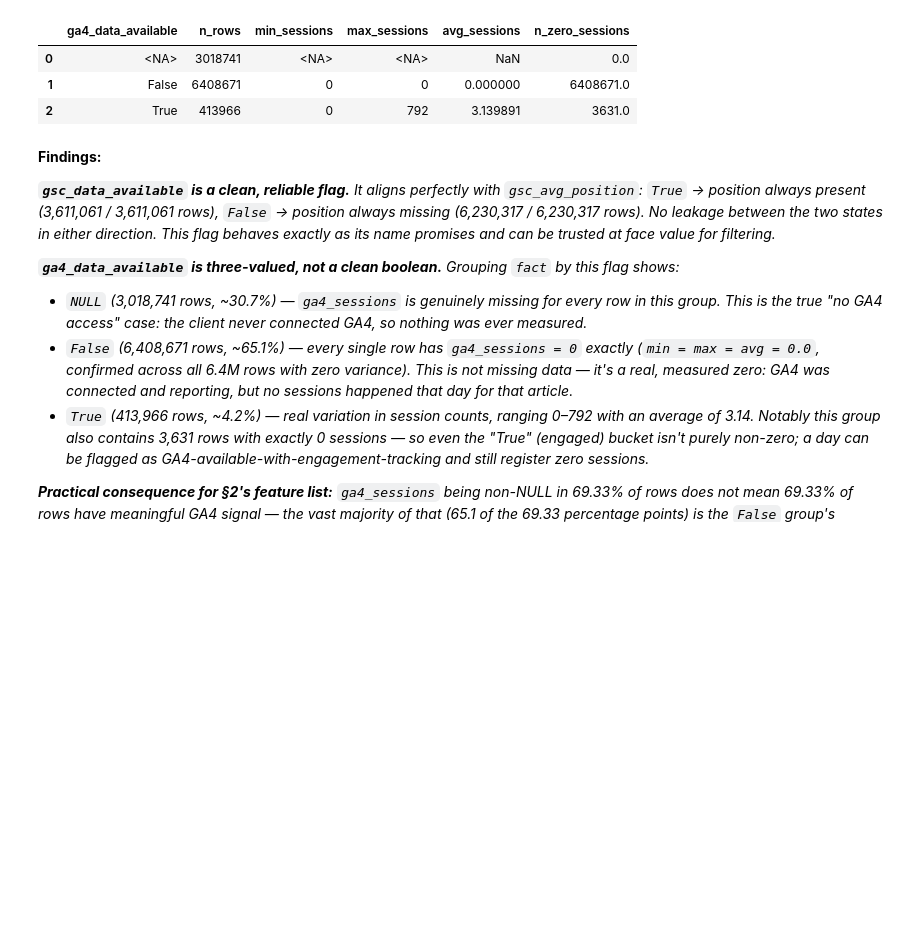
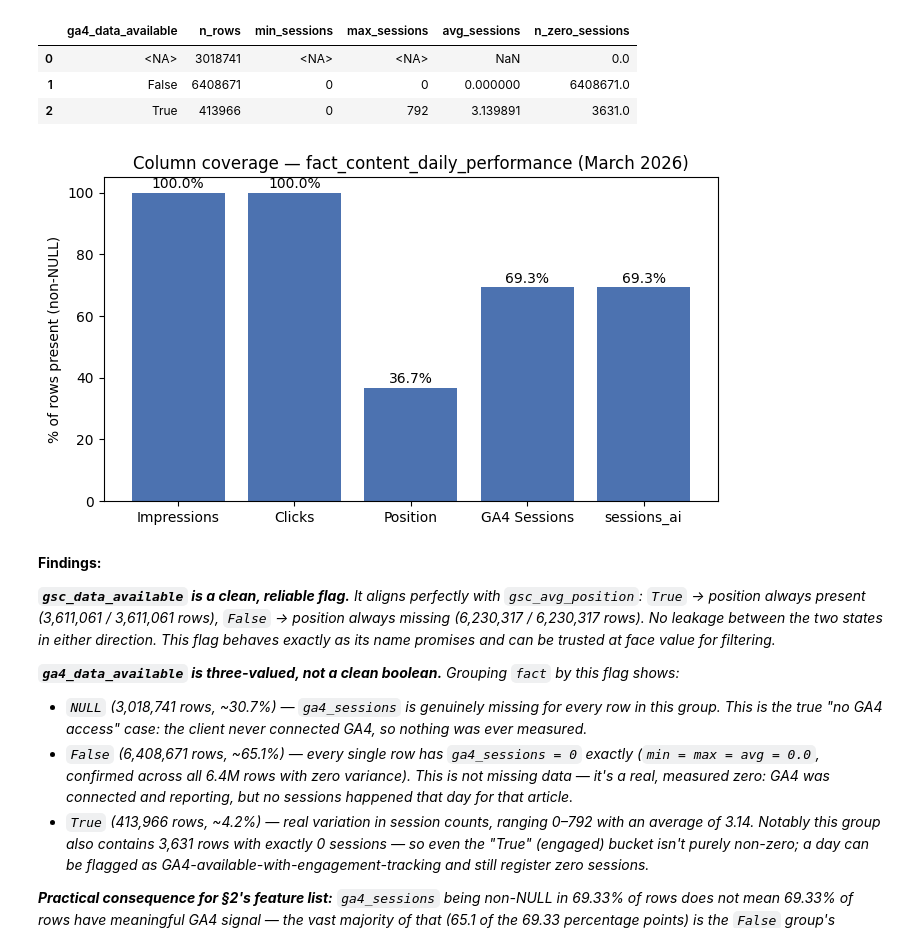
Before and after one commit to whozahm3d/flyrank-ml-internship, a Jupyter notebook: work/notebooks/w03_data_contract.ipynb, the cells around one changed output. Cells and saved outputs as stored; diff of their text form; code cells hidden in the pictures; blank space fills up the shorter version.

```diff
--- a/work/notebooks/w03_data_contract.ipynb
+++ b/work/notebooks/w03_data_contract.ipynb
@@ -437,6 +469,27 @@ con.sql("""
 | 0 | <NA> | 3018741 | <NA> | <NA> | NaN | 0.0 |
 | 1 | False | 6408671 | 0 | 0 | 0.000000 | 6408671.0 |
 | 2 | True | 413966 | 0 | 792 | 3.139891 | 3631.0 |
+# %%
+import matplotlib.pyplot as plt
+import os
+
+cols = ["Impressions", "Clicks", "Position", "GA4 Sessions", "sessions_ai"]
+pct_present = [100.0, 100.0, 36.69, 69.33, 69.33]
+
+fig, ax = plt.subplots(figsize=(7, 4))
+bars = ax.bar(cols, pct_present, color="#4C72B0")
+ax.set_ylabel("% of rows present (non-NULL)")
+ax.set_title("Column coverage — fact_content_daily_performance (March 2026)")
+ax.set_ylim(0, 105)
+for bar, v in zip(bars, pct_present):
+    ax.text(bar.get_x() + bar.get_width()/2, v + 1.5, f"{v:.1f}%", ha="center")
+
+plt.tight_layout()
+os.makedirs("work/figures", exist_ok=True)
+plt.savefig("work/figures/w03_column_coverage.png", dpi=150, bbox_inches="tight")
+plt.show()
+# %% [output]
+[figure, added]
 # %% [markdown]
 **Findings:**
 
```
Also changed, not shown: parts of 8 cells of this notebook.
